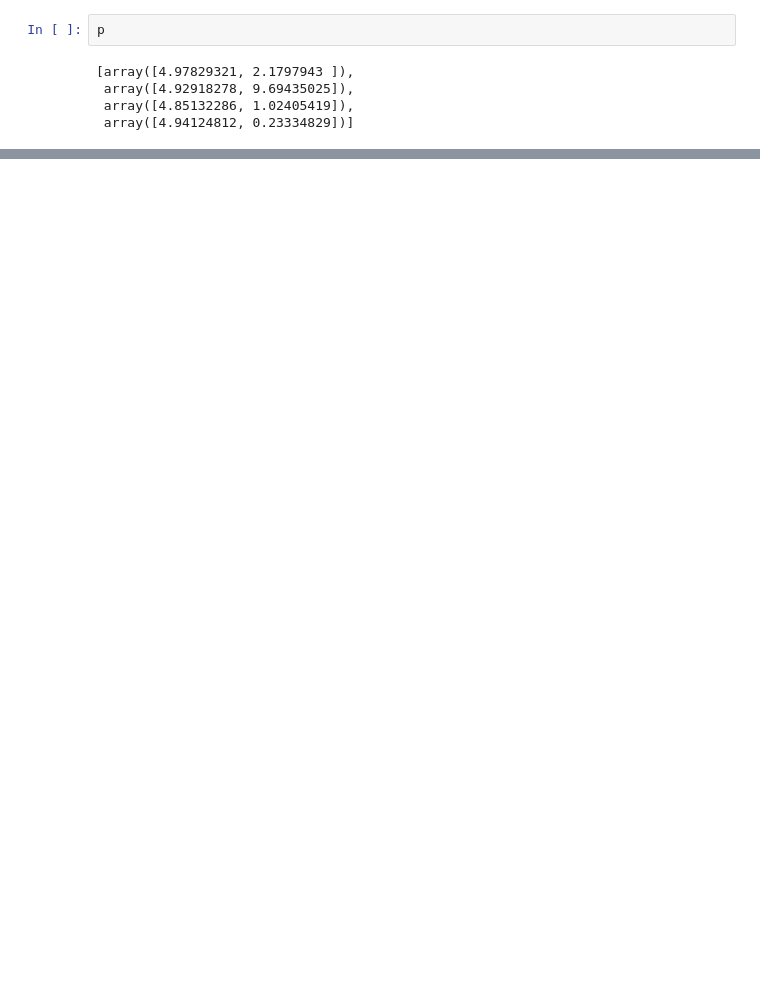
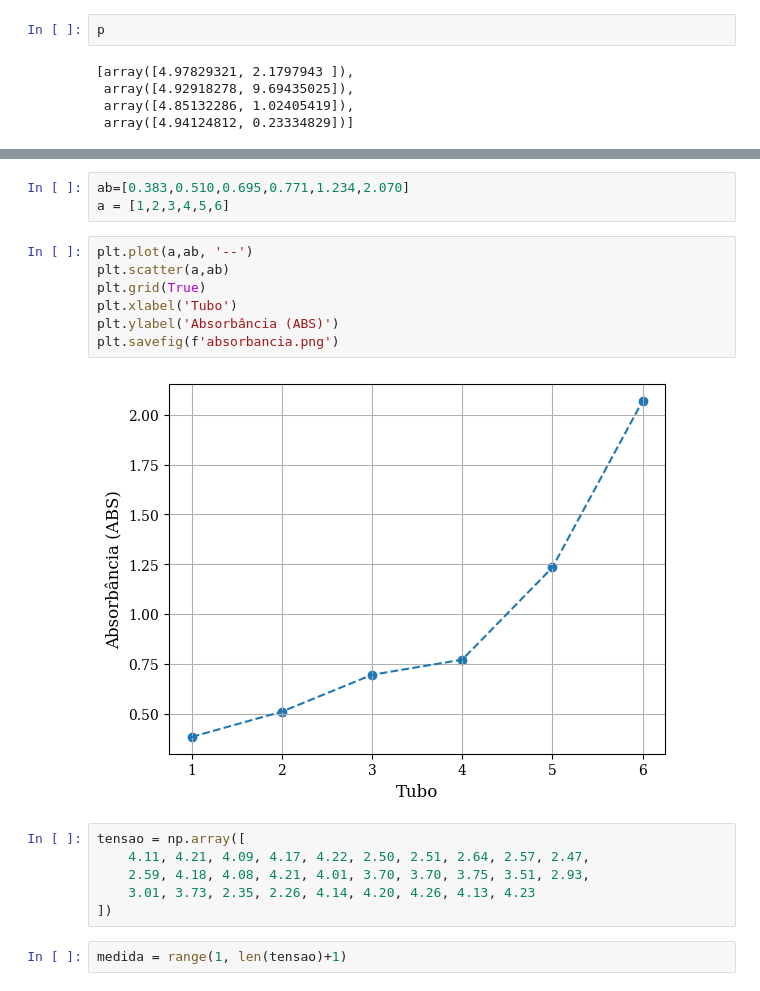
Before and after one commit to manels15/analise-de-dados, a Jupyter notebook: Untitled.ipynb, the cells around one changed output, grey strips where cells are left out. Cells and saved outputs as stored; diff of their text form; blank space fills up the shorter version.

```diff
--- a/Untitled.ipynb
+++ b/Untitled.ipynb
@@ -85,0 +98,20 @@ Desvio 4 = 9.78 %
+# %%
+ab=[0.383,0.510,0.695,0.771,1.234,2.070]
+a = [1,2,3,4,5,6]
+# %%
+plt.plot(a,ab, '--')
+plt.scatter(a,ab)
+plt.grid(True)
+plt.xlabel('Tubo')
+plt.ylabel('Absorbância (ABS)')
+plt.savefig(f'absorbancia.png')
+# %% [output]
+[figure, added]
+# %%
+tensao = np.array([
+    4.11, 4.21, 4.09, 4.17, 4.22, 2.50, 2.51, 2.64, 2.57, 2.47,
+    2.59, 4.18, 4.08, 4.21, 4.01, 3.70, 3.70, 3.75, 3.51, 2.93,
+    3.01, 3.73, 2.35, 2.26, 4.14, 4.20, 4.26, 4.13, 4.23
+])
+# %%
+medida = range(1, len(tensao)+1)
```
Also changed, not shown: parts of 9 cells of this notebook, 7 other files.
